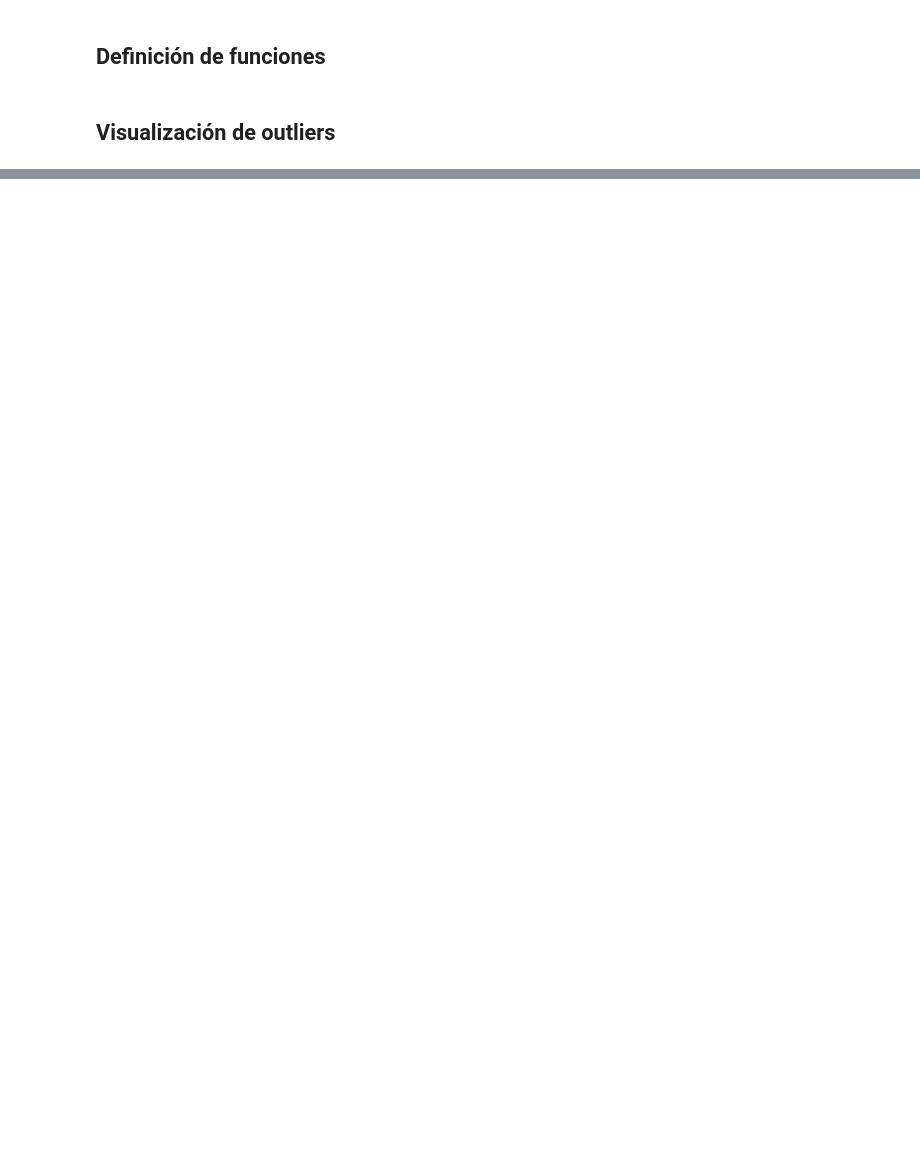
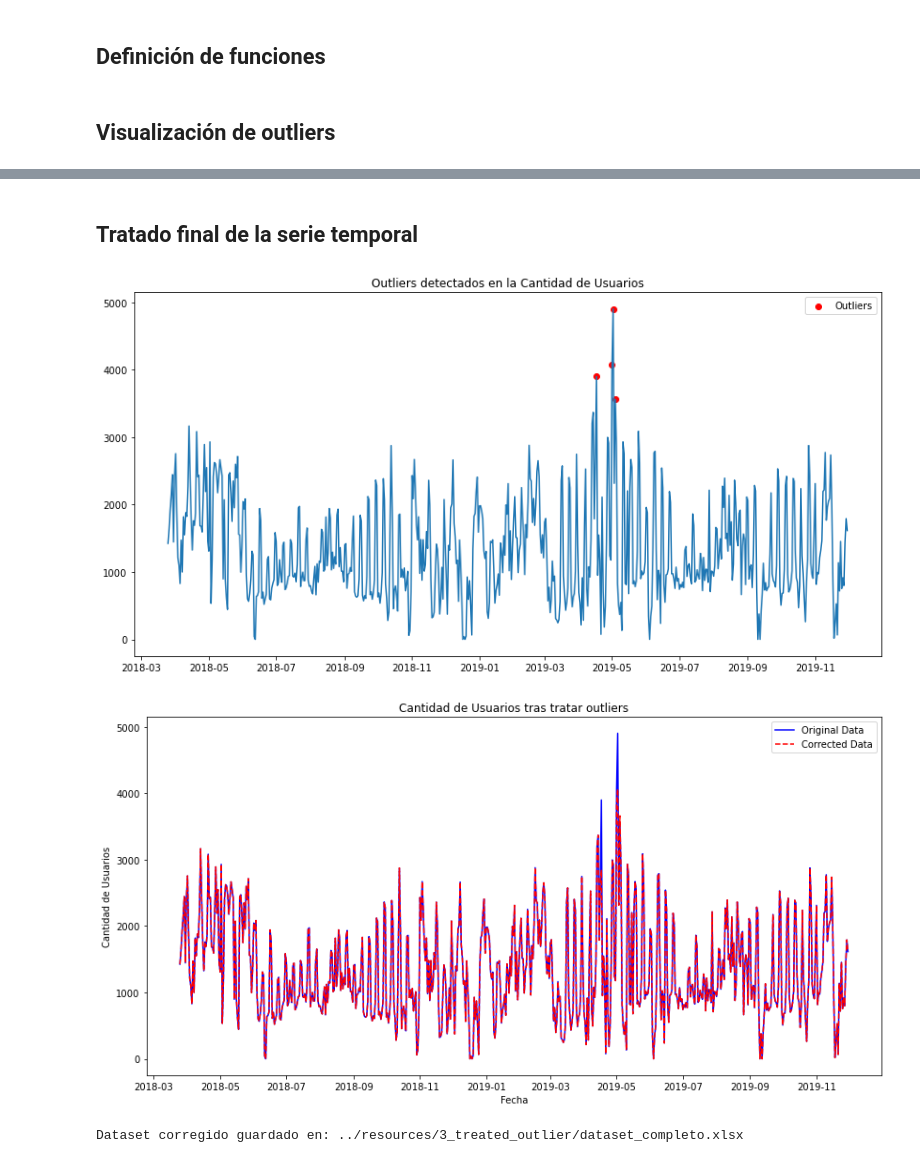
Before and after one commit to adrianmartinbenito/MLTeleferico, a Jupyter notebook: notebooks/2_outliers_detection.ipynb, the cells around one changed output, grey strips where cells are left out. Cells and saved outputs as stored; diff of their text form; code cells hidden in the pictures; blank space fills up the shorter version.

```diff
--- a/notebooks/2_outliers_detection.ipynb
+++ b/notebooks/2_outliers_detection.ipynb
@@ -119,6 +108,20 @@ def treat_outliers_with_trend(original_data, trend_data):
         corrected_data.loc[index] = corrected_value
 
     return corrected_data
+# %%
+def treat_outliers_with_median(data, outliers, window=3):
+    data_corrected = data.copy()
+    for index in outliers.index:
+        # Determinar el rango del vecindario utilizando Timedelta para ventanas de tiempo
+        start = max(data.index[0], index - pd.Timedelta(days=window))
+        end = min(data.index[-1], index + pd.Timedelta(days=window))
+        # Calcular la mediana del vecindario excluyendo el valor del outlier
+        neighborhood = data.loc[start:end]
+        neighborhood = neighborhood.drop(index)
+        median_value = neighborhood.median()
+        # Reemplazar el outlier con la mediana del vecindario
+        data_corrected.loc[index] = median_value + data.loc[index] * 0.3
+    return data_corrected
 # %% [markdown]
 ## Visualización de outliers
 # %%
@@ -239,0 +182,38 @@ data_without_seasonality = dataset['CantidadUsuarios'] - seasonal_component
+# %% [markdown]
+## Tratado final de la serie temporal
+# %%
+# Detectar outliers en la serie original
+outliers = detect_outliers_iqr(dataset['CantidadUsuarios'])
+
+# Visualización de outliers
+plt.figure(figsize=(14,7))
+plt.plot(dataset['CantidadUsuarios'])
+plt.scatter(outliers.index, outliers.values, color='red', label='Outliers')
+plt.title("Outliers detectados en la Cantidad de Usuarios")
+plt.legend()
+plt.show()
+
+# Aplicar tratamiento de outliers
+corrected_data_median = treat_outliers_with_median(dataset['CantidadUsuarios'], outliers)
+
+# Guardar el dataset corregido
+dataset_corrected = dataset.copy()
+dataset_corrected['CantidadUsuarios'] = corrected_data_median
+output_path = '../resources/3_treated_outlier/dataset_completo.xlsx'
+dataset_corrected.to_excel(output_path)
+
+# Visualización de los datos corregidos
+plt.figure(figsize=(14,7))
+plt.plot(dataset.index, dataset['CantidadUsuarios'], label='Original Data', color='blue')
+plt.plot(dataset.index, corrected_data_median, label='Corrected Data', color='red', linestyle='--')
+plt.title("Cantidad de Usuarios tras tratar outliers")
+plt.xlabel("Fecha")
+plt.ylabel("Cantidad de Usuarios")
+plt.legend()
+plt.show()
+
+print(f"Dataset corregido guardado en: {output_path}")
+# %% [output]
+[figure, added]
+[figure, added]
+Dataset corregido guardado en: ../resources/3_treated_outlier/dataset_completo.xlsx
```
Also changed, not shown: parts of 14 cells of this notebook, 14 other files.
